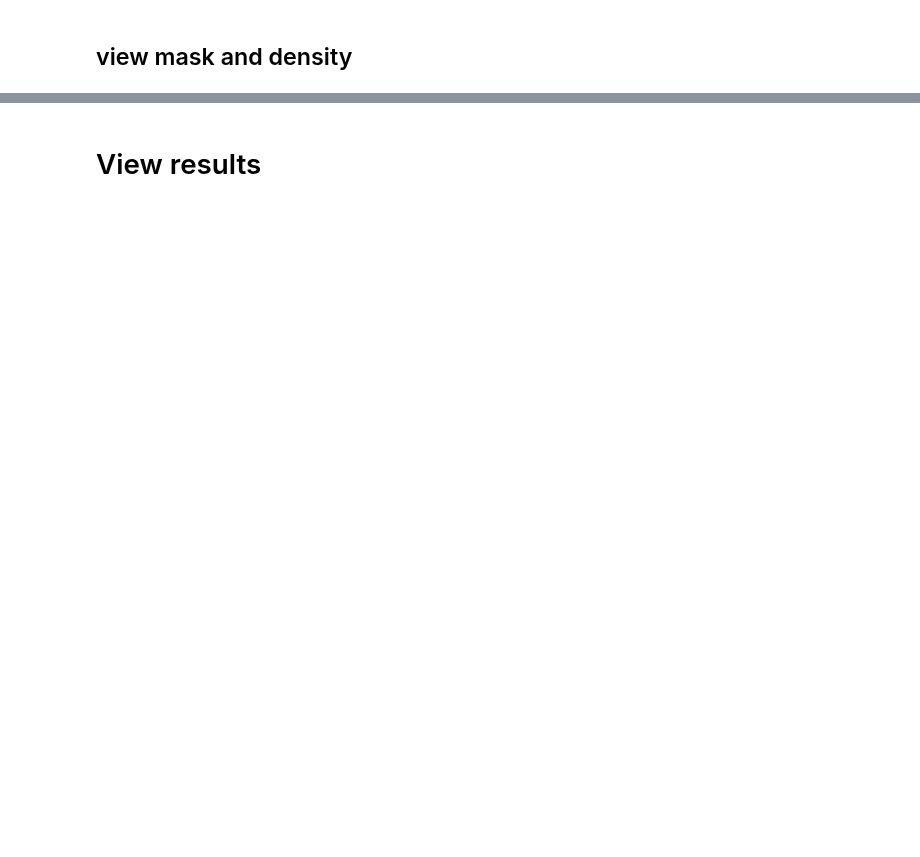
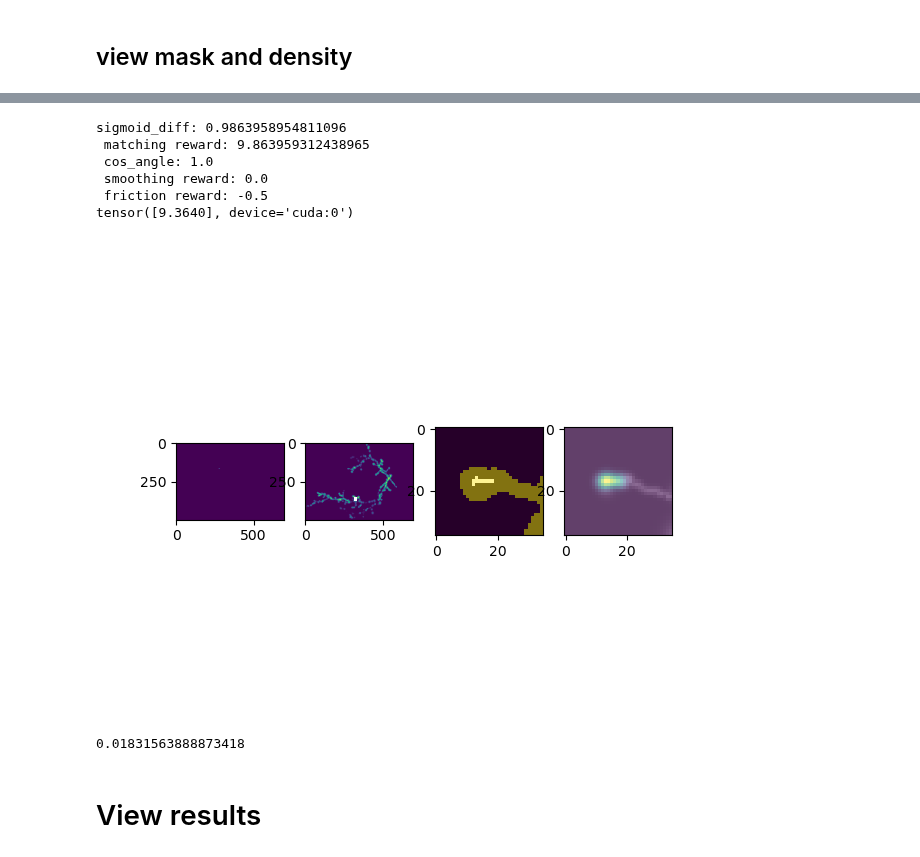
Before and after one commit to twardlab/neurotrack, a Jupyter notebook: neuron_trx/notebooks/neuron_trx_tests.ipynb, the cells around one changed output, grey strips where cells are left out. Saved outputs shown, nothing was run; the diff lists cells and outputs as text; code cells hidden in the pictures; blank space fills up the shorter version.

```diff
--- a/neuron_trx/notebooks/neuron_trx_tests.ipynb
+++ b/neuron_trx/notebooks/neuron_trx_tests.ipynb
@@ -142,12 +190,25 @@ show_state(env)
 # %%
 plt.close('all')
-action = torch.tensor([0., 0.0, -1.0])
+action = torch.tensor([0., 0.0, 1.0])
 observation, reward, terminated = env.step(action, verbose=True)
 print(reward)
 if not terminated:
-    show_state(env)
+    z = int(np.round(env.paths[env.head_id][-1,0]))
+    show_state(env, z)
 else:
     env.reset()
+# %% [output]
+sigmoid_diff: 0.9863958954811096
+ matching reward: 9.863959312438965
+ cos_angle: 1.0
+ smoothing reward: 0.0
+ friction reward: -0.5
+tensor([9.3640], device='cuda:0')
+[figure, added]
+# %%
+np.exp(-4)
+# %% [output]
+0.01831563888873418
 # %%
 # get the index of action_space closest to a desired step direction
 action_id = get_closest_dir(env.action_space, torch.Tensor([0., 0., -1.]))
```
Also changed, not shown: parts of 17 cells of this notebook, 7 other files.
